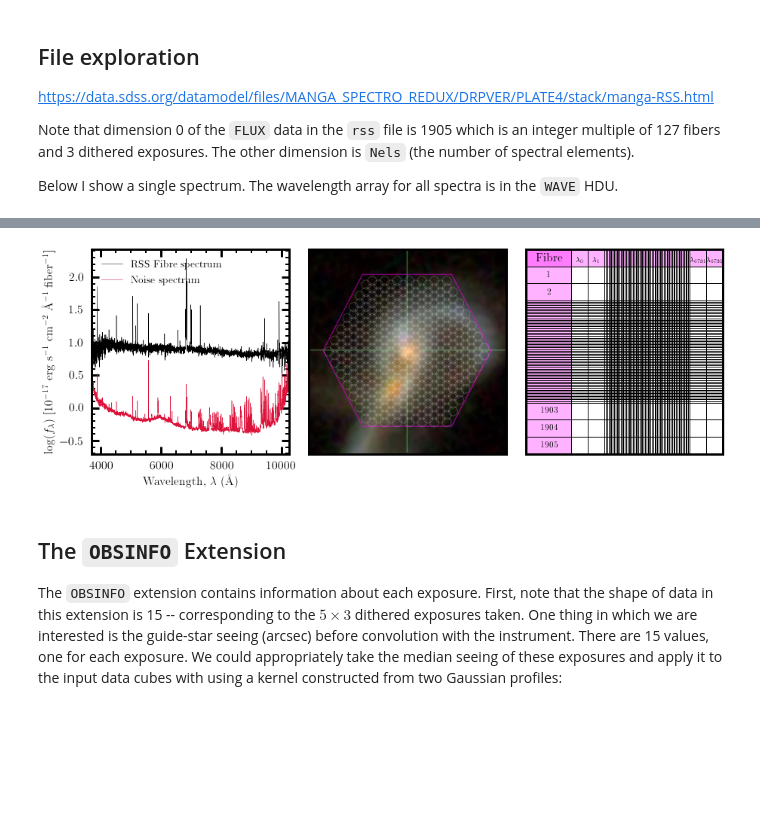
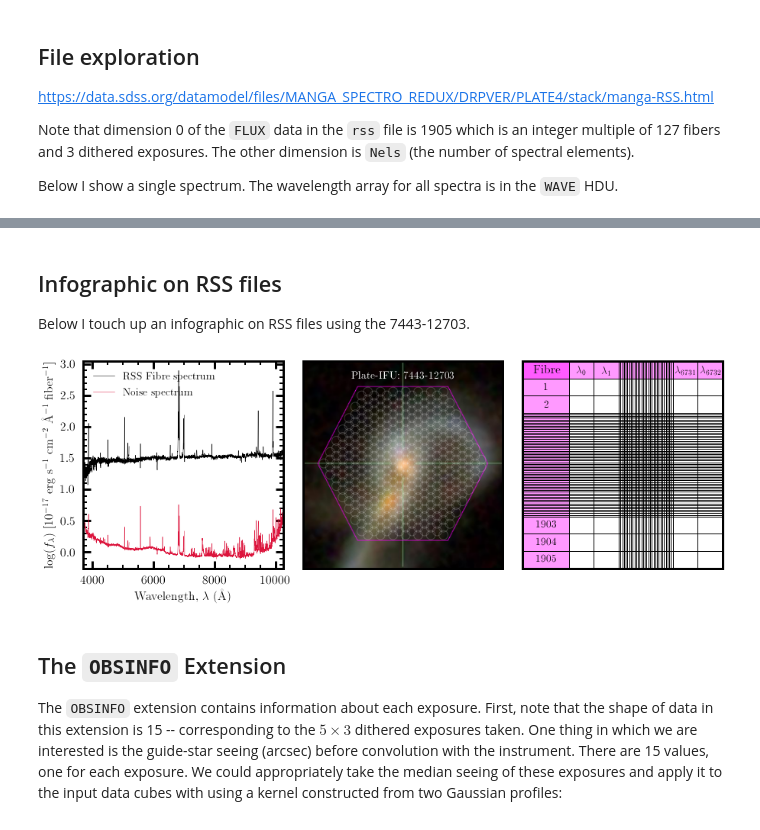
Before and after one commit to cbottrell/RealSim-IFS, a Jupyter notebook: MaNGA_RSS_File_test.ipynb, the cells around one changed output, grey strips where cells are left out. Saved outputs shown, nothing was run; the diff lists cells and outputs as text; code cells hidden in the pictures; blank space fills up the shorter version.

```diff
--- a/MaNGA_RSS_File_test.ipynb
+++ b/MaNGA_RSS_File_test.ipynb
@@ -77,3 +109,7 @@ Below I show a single spectrum. The wavelength array for all spectra is in the `
+# %% [markdown]
+## Infographic on RSS files
+
+Below I touch up an infographic on RSS files using the 7443-12703.
 # %%
 rssname = filename.replace('.gz','')
 
@@ -86,7 +122,7 @@ sigma = 1./isigma
 
 # find appropriate spectrum for plotting
 sums = np.nansum(rss,axis=1)
-index = np.argmax(sums)+3
+index = np.argsort(sums)[-1]
 
 fig,axarr = plt.subplots(1,3,figsize=(15,5))
 fig.subplots_adjust(wspace=0.1)
@@ -123,12 +159,15 @@ for axis in ['top','bottom','left','right']:
 factor = 7.7
 xc_arr*=factor
 yc_arr*=factor
-xc_arr+=img.shape[0]/2
-yc_arr+=img.shape[1]/2
+xc_arr+=img.shape[0]/2+1
+yc_arr+=img.shape[1]/2-2
 
 ax.scatter(xc_arr.flatten(),yc_arr.flatten(),facecolor = 'None',edgecolor='white',s=140,alpha=0.2)
 ax.set_xlim(0,img.shape[0])
 ax.set_ylim(img.shape[1],0)
+
+ax.text(0.5,0.95,"Plate-IFU: {}-{}".format(plate,ifudesign),
+        ha='center',va='top',color='white',fontsize=14,transform=ax.transAxes)
 
 
 ax = axarr[2]
@@ -136,43 +175,43 @@ ax = axarr[2]
 ax.tick_params(axis='both',which='major',right=0,top=0,bottom=0,left=0,labelbottom=False,labelleft=False)
 for axis in ['top','bottom','left','right']:
     ax.spines[axis].set_linewidth(3)
 
 for i in range(4):
     ax.axhline(i/12,lw=1,c='black')
     if i<3:
-        ax.text(0.12,i/12+1/24,1905-i,ha='center',va='center',fontsize=12)
+        ax.text(0.12,i/12+1/24,1905-i,ha='center',va='center',fontsize=14)
 
 for i in range(4):
     ax.axhline(1-i/12,lw=1,c='black')
     if i>0 and i<3:
-        ax.text(0.12,1-(i/12+1/24),i,ha='center',va='center',fontsize=12)
+        ax.text(0.12,1-(i/12+1/24),i,ha='center',va='center',fontsize=14)
 
 for i in np.linspace(3/12,1-3/12,64):
     ax.axhline(i,lw=1,c='black')
 
 ax.text(0.05,1-1/24,"Fibre",ha='left',va='center',fontsize=16)
 
-for i,x in enumerate(np.linspace(0.23,0.4,3)):
+for i,x in enumerate(np.linspace(0.23,0.48,3)):
     ax.axvline(x,lw=1,c='black')
     if i<2:
-        ax.text(x+1/24,1-2/36,"$\lambda_{{{}}}$".format(i),fontsize=10,ha='center',va='center')
+        ax.text(x+2/32,1-2/36,"$\lambda_{{{}}}$".format(i),fontsize=14,ha='center',va='center')
 
-for i,x in enumerate(np.linspace(0.4,1-0.17,64)):
+for i,x in enumerate(np.linspace(0.48,1-0.25,32)):
     ax.axvline(x,lw=1,c='black')
 
-for i,x in enumerate(np.linspace(1-0.17,1,3)):
+for i,x in enumerate(np.linspace(1-0.25,1,3)):
     ax.axvline(x,lw=1,c='black')
     if i<2:
-        ax.text(x+1/24,1-2/36,"$\lambda_{{{}}}$".format(6731+i),fontsize=10,ha='center',va='center')
+        ax.text(x+2/32,1-2/36,"$\lambda_{{{}}}$".format(6731+i),fontsize=14,ha='center',va='center')
 
-ax.fill_betweenx([0,1],x1=0,x2=0.23,color='magenta',alpha=0.3)
-ax.fill_between([0,1],y1=1-1/12,y2=1,color='magenta',alpha=0.3)
+ax.fill_betweenx([0,1],x1=0,x2=0.23,color='magenta',alpha=0.4)
+ax.fill_between([0,1],y1=1-1/12,y2=1,color='magenta',alpha=0.4)
 ax.set_xlim(0,1)
 ax.set_ylim(0,1)
 
 fig.savefig('/home/bottrell/scratch/Merger_Kinematics/RealSim-IFS/Figures/RSS_File_Demo.pdf',bbox_inches='tight')
 # %% [output]
-[figure, old version]
+[figure, new version]
 # %% [markdown]
 ## The `OBSINFO` Extension
 
```
Also changed, not shown: parts of 2 cells of this notebook.
